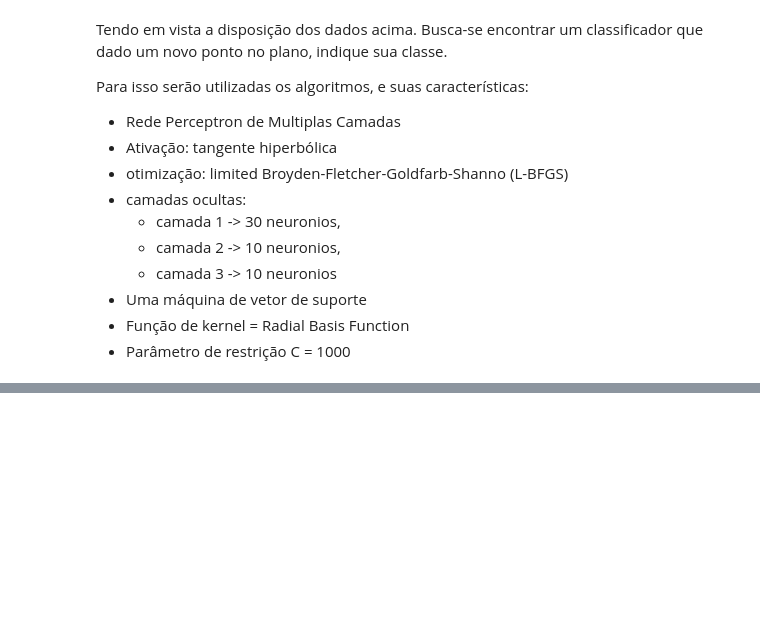
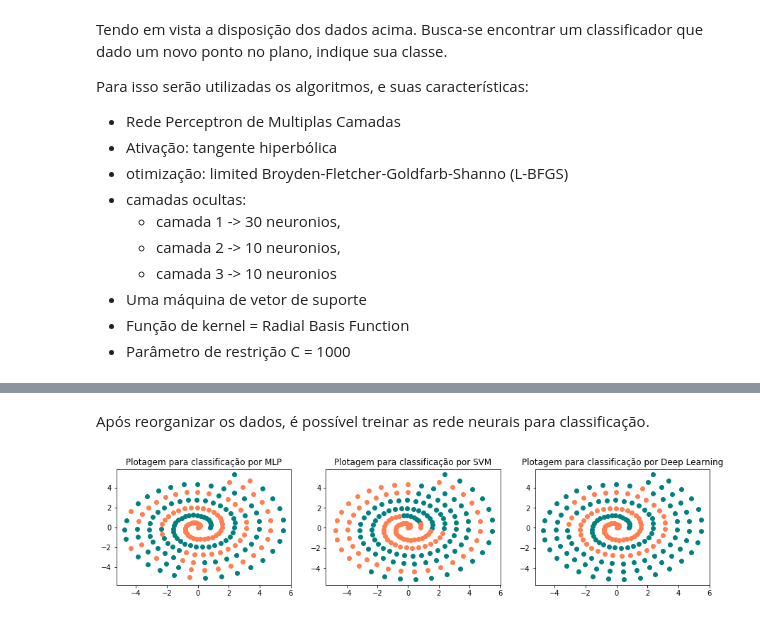
Before and after one commit to edujtm/machine-learning-course, a Jupyter notebook: Supervised Machine Learning.ipynb, the cells around one changed output, grey strips where cells are left out. Cells and saved outputs as stored; diff of their text form; code cells hidden in the pictures; blank space fills up the shorter version.

Commit message:
Finished surpervised learning!

```diff
--- a/Supervised Machine Learning.ipynb
+++ b/Supervised Machine Learning.ipynb
@@ -468,0 +535,64 @@ Como pode ser obserado, as predições aproximam bastante as classes iniciais. P
+# %%
+from sklearn.utils import shuffle
+
+# --- Organizando dados ---
+
+# Os valores precisam ser escalonados para obter um melhor resultado na rede neural
+esp1 = np.concatenate((espx1, espy1), axis=1)
+esp2 = np.concatenate((espx2, espy2), axis=1)
+scaler1 = StandardScaler().fit(esp1)
+scaler2 = StandardScaler().fit(esp2)
+esp1_s = scaler1.transform(esp1)
+esp2_s = scaler2.transform(esp2)
+
+# Junta as classes em uma unica matriz
+esps_stk = np.vstack((esp1_s, esp2_s))
+esp_stk = np.vstack((esp1, esp2))
+targs_stk = np.vstack((targ1, targ2))
+# %% [markdown]
+Após reorganizar os dados, é possível treinar as rede neurais para classificação.
+# %%
+
+col_x = tf.feature_column.numeric_column('x', shape=[1])
+col_y = tf.feature_column.numeric_column('y', shape=[1])
+feat_cols = [col_x, col_y]
+
+# Criando os classificadores
+esp_mlp = MLPClassifier(hidden_layer_sizes=(50, 30), activation="tanh", solver="lbfgs")
+esp_svm = SVC(C=1000, kernel="rbf")
+esp_deep = tf.estimator.DNNClassifier(hidden_units=[100, 50, 50, 50, 50], feature_columns=feat_cols, n_classes=2)
+
+# Treinando redes
+esp_mlp.fit(esps_stk, targs_stk)
+esp_svm.fit(esps_stk, targs_stk)
+
+# Avaliando nas classes de teste
+pred_mlp = esp_mlp.predict(esps_stk)
+pred_svm = esp_svm.predict(esps_stk)
+mlpmask = pred_mlp.astype(bool)
+svmmask = pred_svm.astype(bool)
+
+# Configurando tensorflow
+input_fn = tf.estimator.inputs.numpy_input_fn({'x':esp_stk[:, 0], 'y': esp_stk[:, 1]}, y=targs_stk, batch_size=20, num_epochs=10000, shuffle=True)
+eval_fn = tf.estimator.inputs.numpy_input_fn({'x':esp_stk[:, 0], 'y': esp_stk[:, 1]}, batch_size=10, num_epochs=1, shuffle=False)
+esp_deep.train(input_fn=input_fn, steps=1000)
+pred_deep = esp_deep.predict(eval_fn)
+preds = np.array([p['class_ids'] for p in pred_deep])
+deepmask = preds.astype(bool)
+deepmask = deepmask.ravel()
+
+# Plotagem
+fig, ax = plt.subplots(1, 3, figsize=(15, 3))
+ax[0].scatter(esp_stk[mlpmask,0], esp_stk[mlpmask ,1], c='teal')
+ax[0].scatter(esp_stk[~mlpmask,0], esp_stk[~mlpmask, 1], c='coral')
+ax[0].set_title("Plotagem para classificação por MLP")
+
+ax[1].scatter(esp_stk[svmmask, 0], esp_stk[svmmask, 1], c='teal')
+ax[1].scatter(esp_stk[~svmmask, 0], esp_stk[~svmmask, 1], c='coral')
+ax[1].set_title("Plotagem para classificação por SVM")
+
+ax[2].scatter(esp_stk[deepmask, 0], esp_stk[deepmask, 1], c='teal')
+ax[2].scatter(esp_stk[~deepmask, 0], esp_stk[~deepmask, 1], c='coral')
+_ = ax[2].set_title("Plotagem para classificação por Deep Learning")
+# %% [output]
+[figure, added]
```
Also changed, not shown: parts of 12 cells of this notebook.
